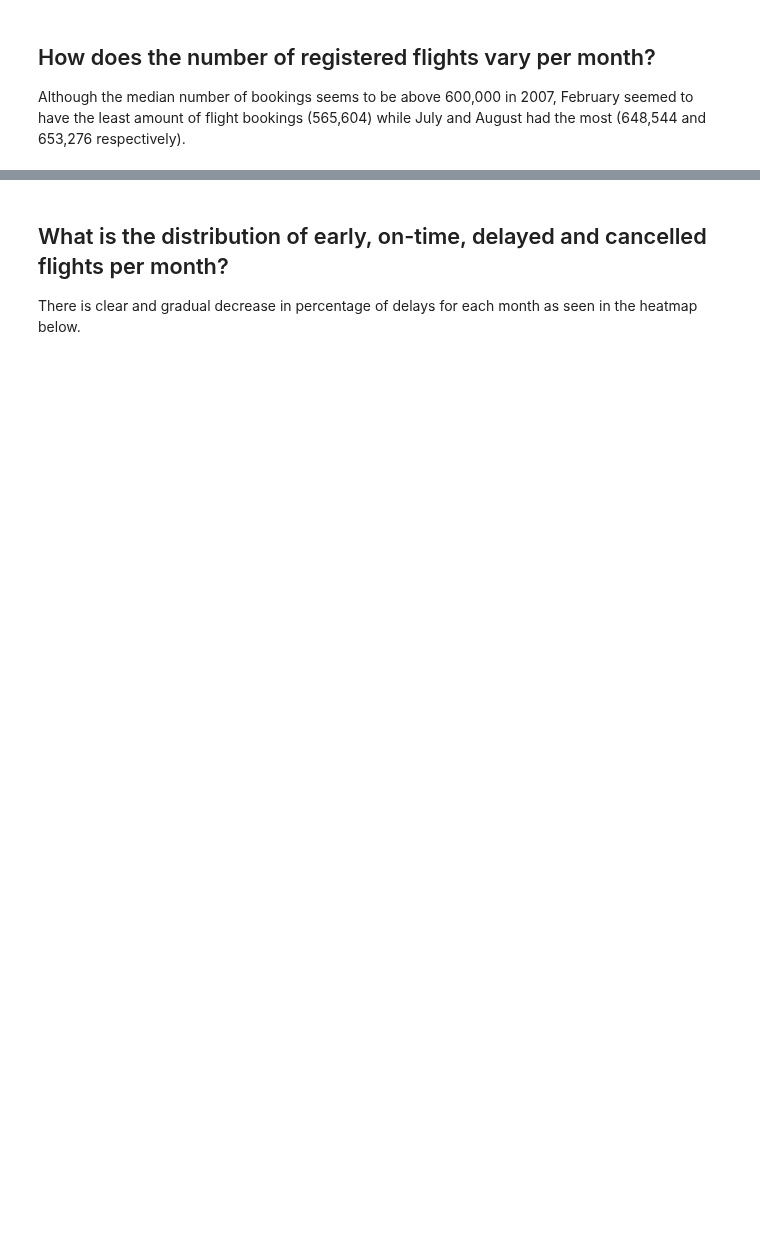
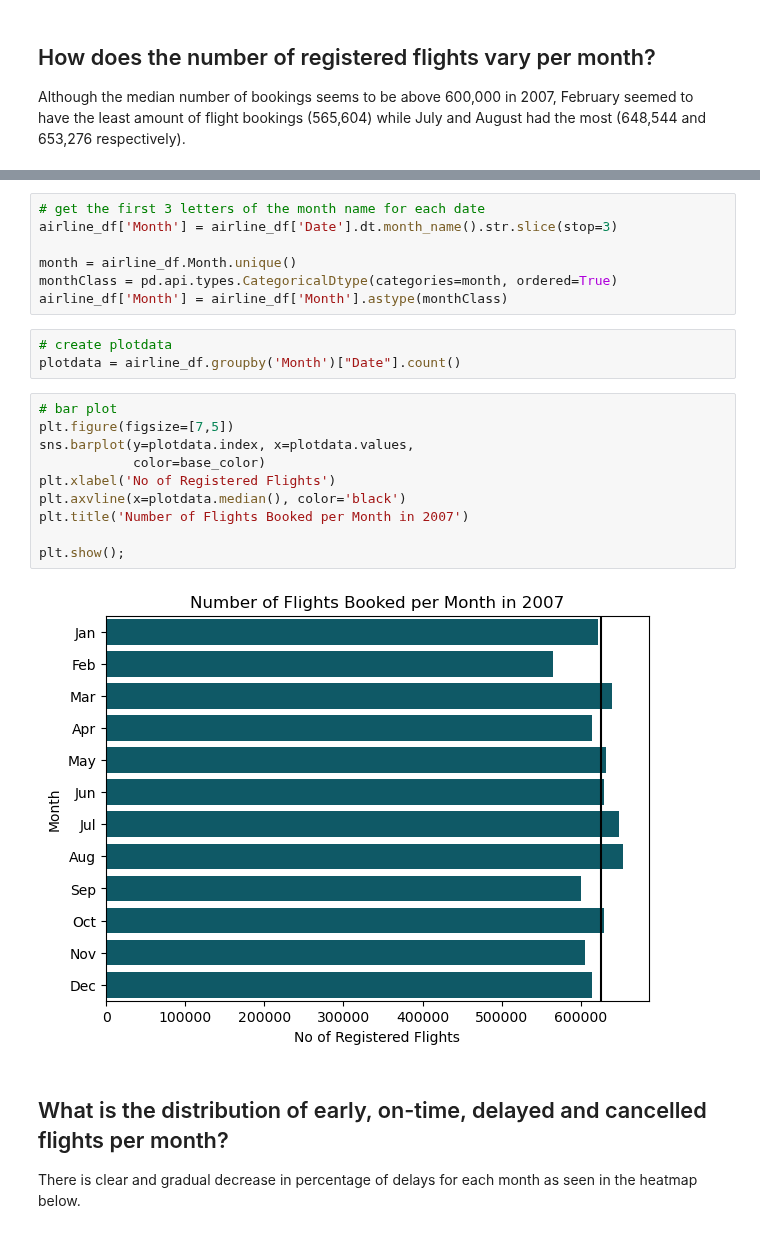
Before and after one commit to EsosaOrumwese/ALX-T-Nanodegree, a Jupyter notebook: Data Analytics/Projects/Airline On-Time Performance Data/slide_deck.ipynb, the cells around one changed output, grey strips where cells are left out. Drawn from its saved outputs; the diff is of its cells as text; blank space fills up the shorter version.

```diff
--- a/Data Analytics/Projects/Airline On-Time Performance Data/slide_deck.ipynb
+++ b/Data Analytics/Projects/Airline On-Time Performance Data/slide_deck.ipynb
@@ -82,3 +105,25 @@ Although the median number of bookings seems to be above 600,000 in 2007, Februa
+# %%
+# get the first 3 letters of the month name for each date
+airline_df['Month'] = airline_df['Date'].dt.month_name().str.slice(stop=3)
+
+month = airline_df.Month.unique()
+monthClass = pd.api.types.CategoricalDtype(categories=month, ordered=True)
+airline_df['Month'] = airline_df['Month'].astype(monthClass)
+# %%
+# create plotdata
+plotdata = airline_df.groupby('Month')["Date"].count()
+# %%
+# bar plot
+plt.figure(figsize=[7,5])
+sns.barplot(y=plotdata.index, x=plotdata.values,
+            color=base_color)
+plt.xlabel('No of Registered Flights')
+plt.axvline(x=plotdata.median(), color='black')
+plt.title('Number of Flights Booked per Month in 2007')
+
+plt.show();
+# %% [output]
+[figure, added]
 # %% [markdown]
 ## What is the distribution of early, on-time, delayed and cancelled flights per month?
 
```
Also changed, not shown: parts of 37 cells of this notebook, 4 other files.
